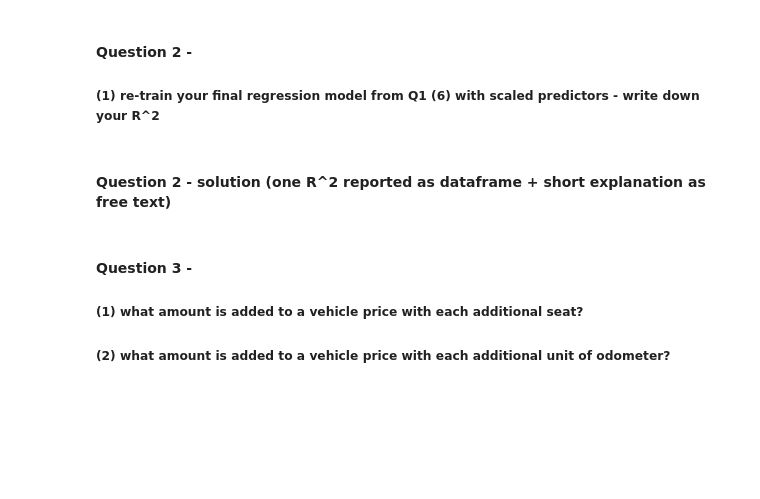
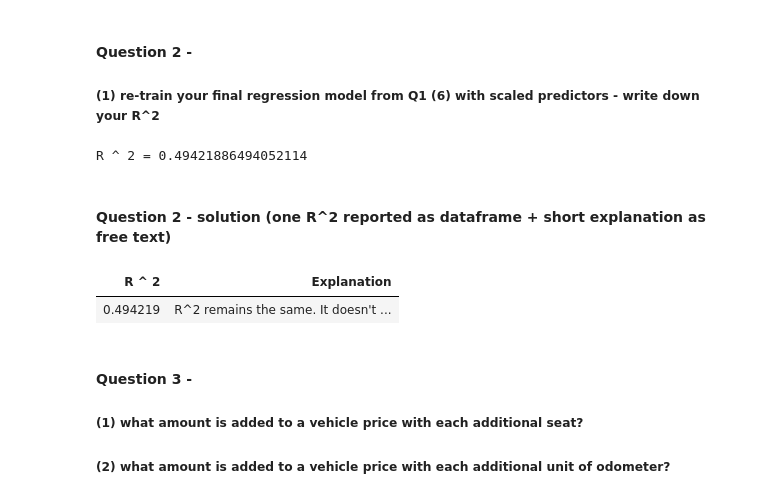
Before and after one commit to IshayM-git/assignment2_322815341_212362594, a Jupyter notebook: assignment2-task1.ipynb, the cells around one changed output. Cells and saved outputs as stored; diff of their text form; code cells hidden in the pictures; blank space fills up the shorter version.

```diff
--- a/assignment2-task1.ipynb
+++ b/assignment2-task1.ipynb
@@ -75,8 +126,31 @@ clean_df_encoded
 # %% [markdown]
 #### Question 2 -
 ##### (1) re-train your final regression model from Q1 (6) with **scaled** predictors - write down your R^2
+# %%
+scaler = StandardScaler()
+numeric_columns = clean_df_step6.select_dtypes(include=['number']).columns.drop('price')
+scaled_df = clean_df_step6.copy()
+scaled_df[numeric_columns] = scaler.fit_transform(scaled_df[numeric_columns])
+result = prep_1_HOT_fit_model_print_rsquared(scaled_df, True)
+# %% [output]
+R ^ 2 = 0.49421886494052114
 # %% [markdown]
 #### Question 2 - solution (one R^2 reported as dataframe + short explanation as free text)
+# %%
+df_solution_q2 = pd.DataFrame({
+    "R ^ 2": [result.rsquared],
+    "Explanation": [
+        "R^2 remains the same. It doesn't improve because we didn't add features, "
+        "and it doesn't decrease because Standard Scaling is a linear transformation. "
+        "We standardized the predictors to make the coefficients comparable, "
+        "without changing the linear relationship between them and the price."
+    ]
+})
+
+display(df_solution_q2.style.hide(axis="index"))
+# %% [output]
+| R ^ 2 | Explanation |
+| 0.494219 | R^2 remains the same. It doesn't ... |
 # %% [markdown]
 #### Question 3 -
 ##### (1) what amount is added to a vehicle price with each additional seat?
```
Also changed, not shown: parts of 6 cells of this notebook.
